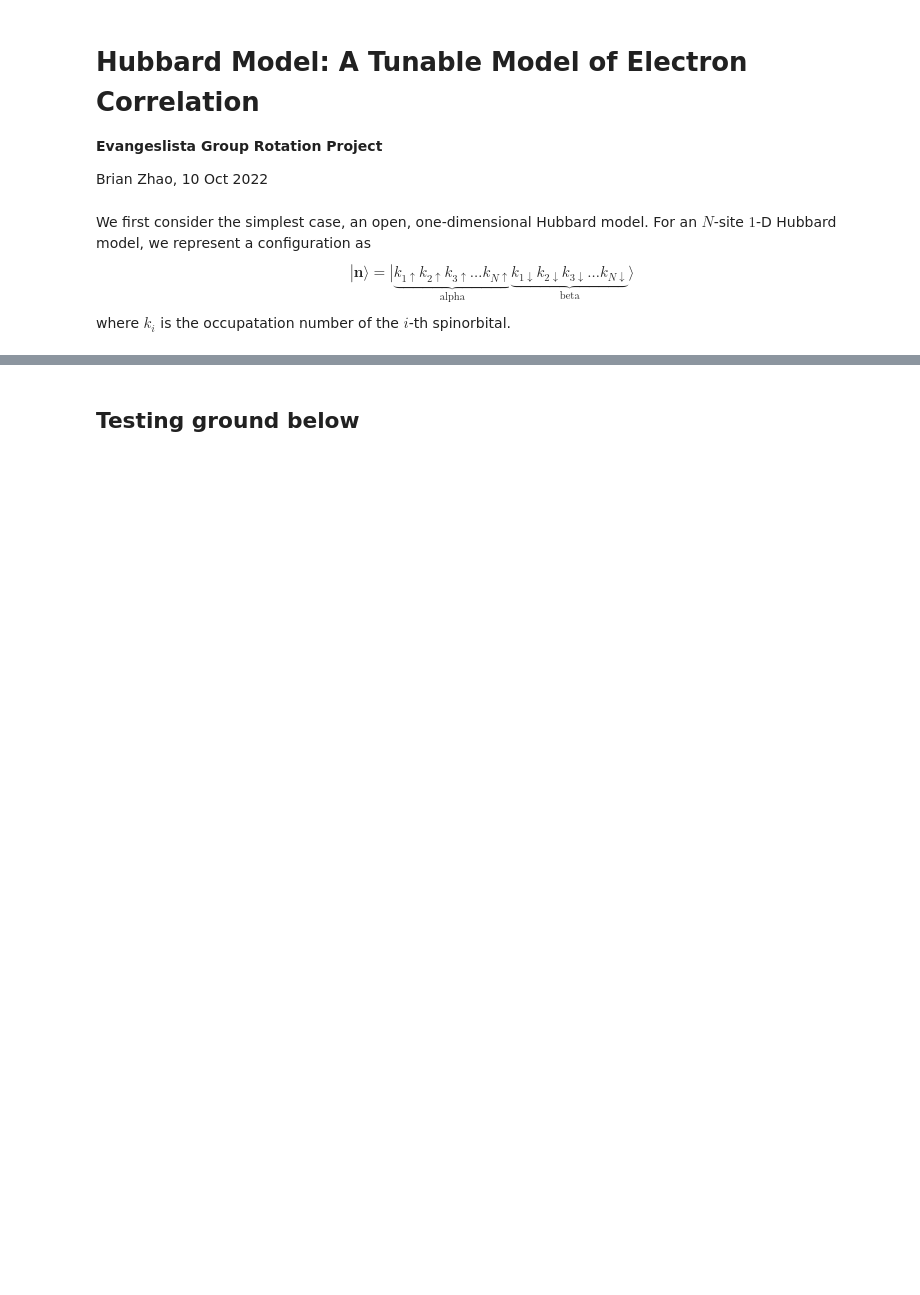
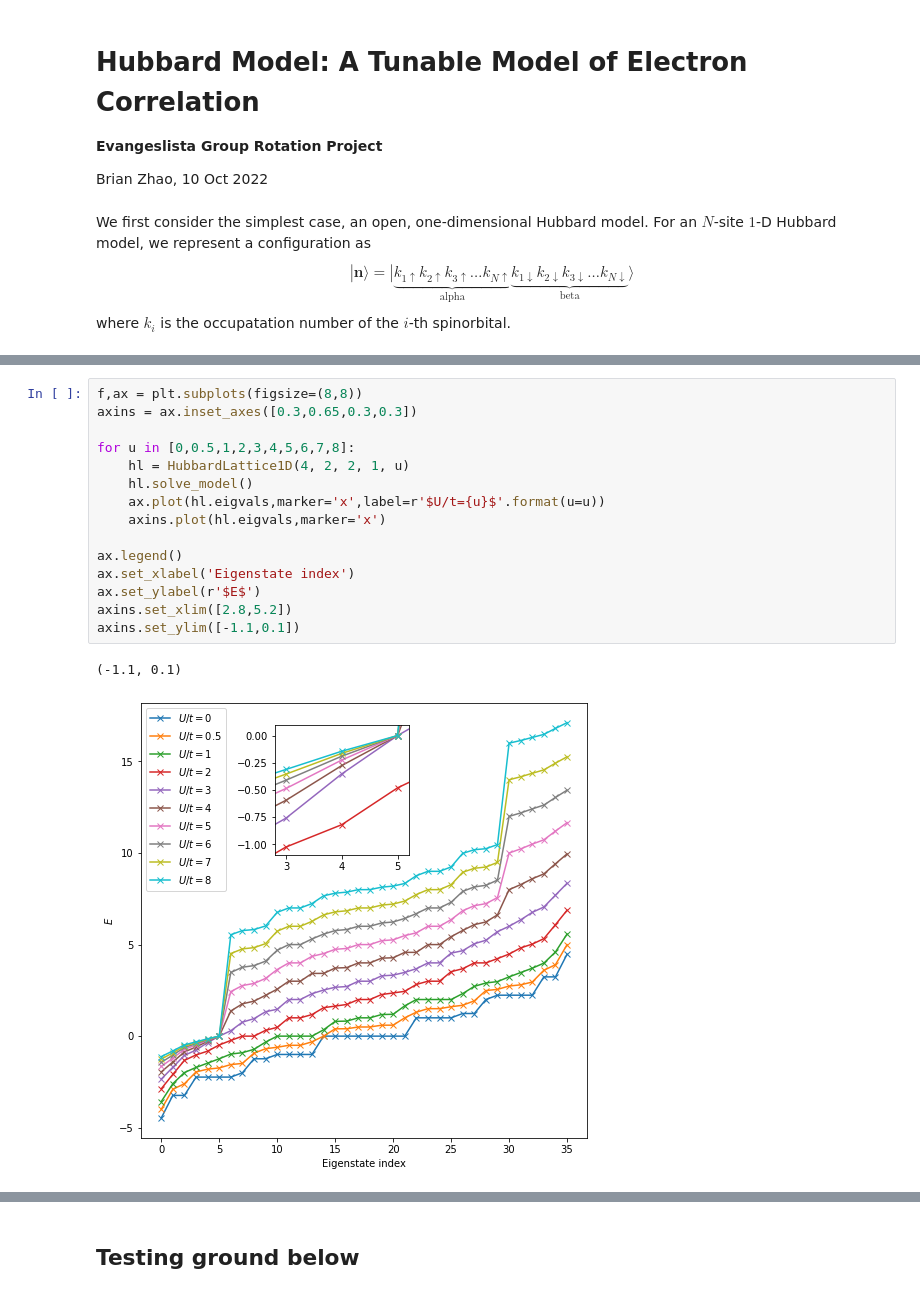
Before and after one commit to brianz98/hubbard-model, a Jupyter notebook: hubbard.ipynb, the cells around one changed output, grey strips where cells are left out. Saved outputs shown, nothing was run; the diff lists cells and outputs as text; blank space fills up the shorter version.

```diff
--- a/hubbard.ipynb
+++ b/hubbard.ipynb
@@ -304,3 +345,21 @@ for i,u in enumerate([0,0.1,0.5,1,2,4,6,8]):
+# %%
+f,ax = plt.subplots(figsize=(8,8))
+axins = ax.inset_axes([0.3,0.65,0.3,0.3])
+
+for u in [0,0.5,1,2,3,4,5,6,7,8]:
+    hl = HubbardLattice1D(4, 2, 2, 1, u)
+    hl.solve_model()
+    ax.plot(hl.eigvals,marker='x',label=r'$U/t={u}$'.format(u=u))
+    axins.plot(hl.eigvals,marker='x')
+
+ax.legend()
+ax.set_xlabel('Eigenstate index')
+ax.set_ylabel(r'$E$')
+axins.set_xlim([2.8,5.2])
+axins.set_ylim([-1.1,0.1])
+# %% [output]
+(-1.1, 0.1)
+[figure, added]
 # %%
 us = np.linspace(-8,8,100)
 gap = np.zeros(len(us))
```
Also changed, not shown: parts of 27 cells of this notebook.
